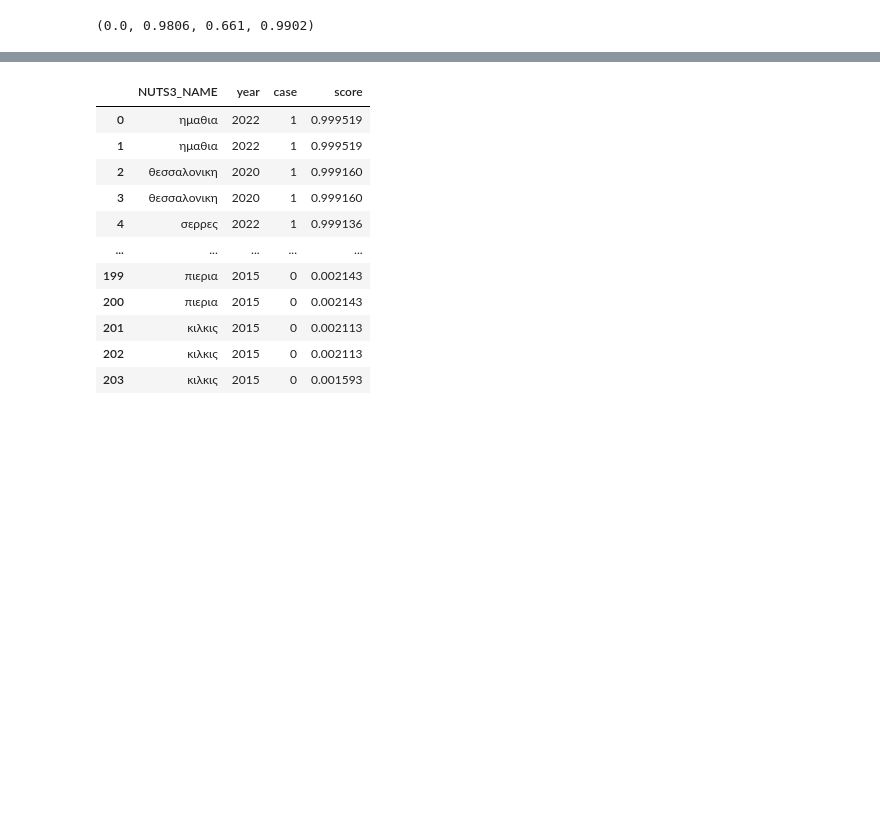
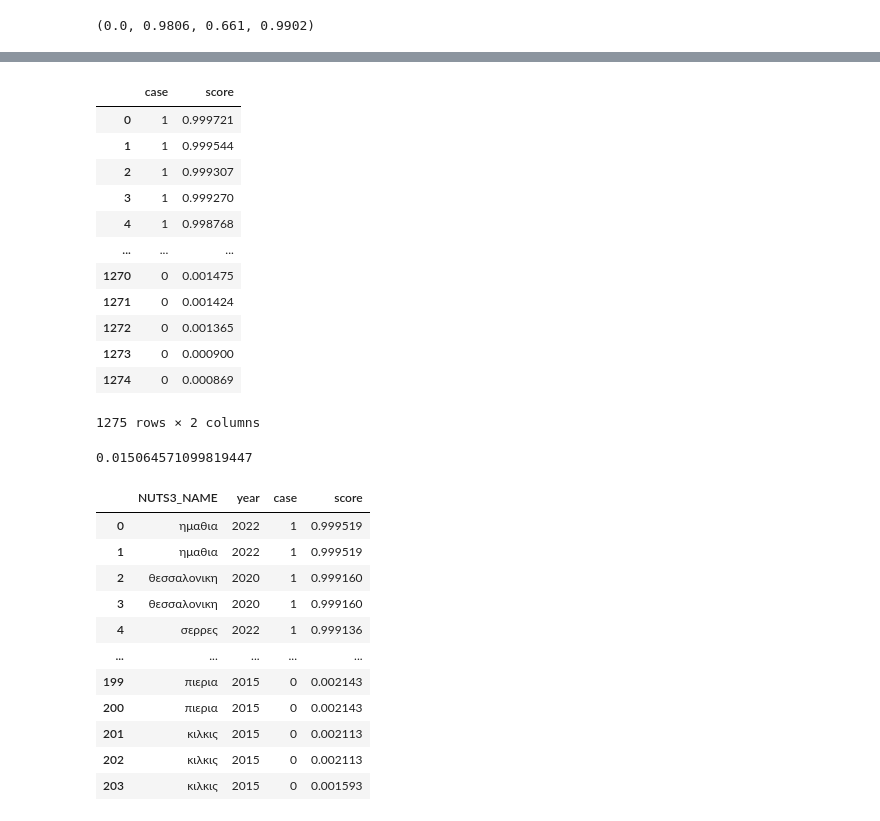
Before and after one commit to dsainidis/MBD-Prediction, a Jupyter notebook: JRC Interpretability/Greece/notebooks/GR_Modeling_&_Training_Q1_2011-2022_xgb_yearCV.ipynb, the cells around one changed output, grey strips where cells are left out. Saved outputs shown, nothing was run; the diff lists cells and outputs as text; code cells hidden in the pictures; blank space fills up the shorter version.

```diff
--- a/JRC Interpretability/Greece/notebooks/GR_Modeling_&_Training_Q1_2011-2022_xgb_yearCV.ipynb
+++ b/JRC Interpretability/Greece/notebooks/GR_Modeling_&_Training_Q1_2011-2022_xgb_yearCV.ipynb
@@ -333,4 +338,25 @@ plot_pr_curve(results_test, plot_fbeta=True)
 (1.0, 0.97, 0.5, 0.9942)
+# %%
+results_train
+# %% [output]
+|  | case | score |
+| 0 | 1 | 0.999721 |
+| 1 | 1 | 0.999544 |
+| 2 | 1 | 0.999307 |
+| 3 | 1 | 0.999270 |
+| 4 | 1 | 0.998768 |
+| ... | ... | ... |
+| 1270 | 0 | 0.001475 |
+| 1271 | 0 | 0.001424 |
+| 1272 | 0 | 0.001365 |
+| 1273 | 0 | 0.000900 |
+| 1274 | 0 | 0.000869 |
+1275 rows × 2 columns
+# %%
+logloss_train = log_loss(results_train.case, results_train.score, labels = [0,1])
+logloss_train
+# %% [output]
+0.015064571099819447
 # %%
 results_test
 # %% [output]
```
Also changed, not shown: parts of 4 cells of this notebook, 20 other files.
